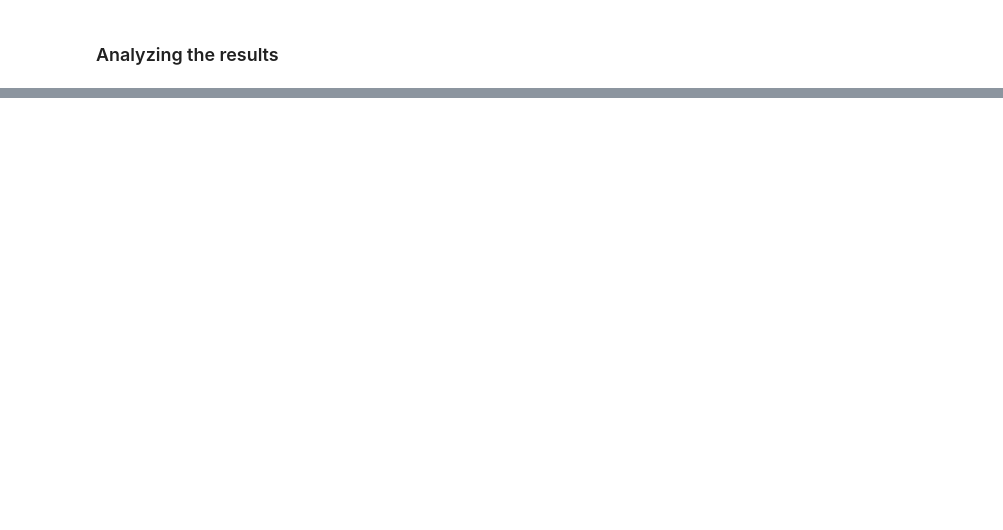
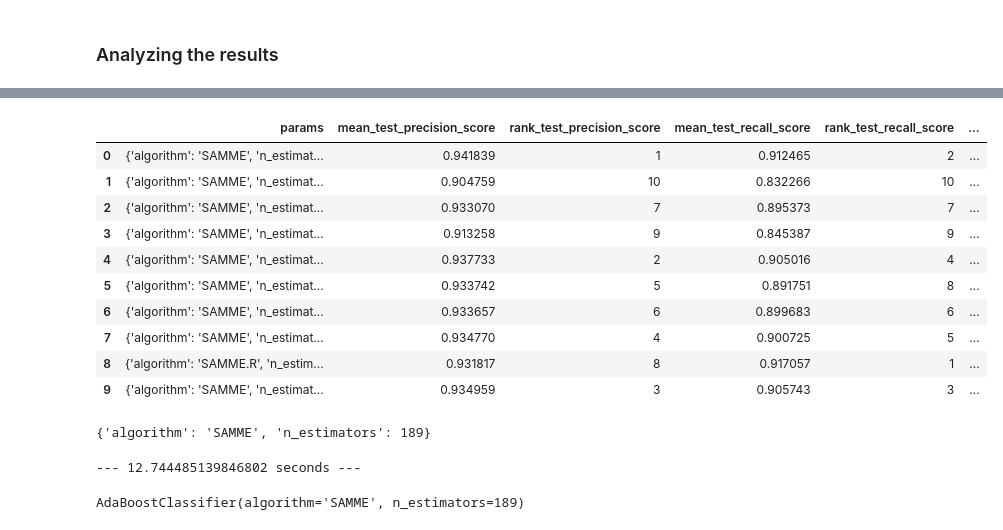
Before and after one commit to VictorLJay/Customer-Churn-Predictor, a Jupyter notebook: your-project/ML Modeling.ipynb, the cells around one changed output, grey strips where cells are left out. Cells and saved outputs as stored; diff of their text form; code cells hidden in the pictures; blank space fills up the shorter version.

```diff
--- a/your-project/ML Modeling.ipynb
+++ b/your-project/ML Modeling.ipynb
@@ -511,0 +873,49 @@ top_3_models_comparision = pd.DataFrame({"model":best_models,
+# %%
+adaboost_results_30 = pd.DataFrame(adaboost_search_30.cv_results_)
+
+adaboost_results_30 = adaboost_results_30[["params", "mean_test_precision_score", "rank_test_precision_score",
+                                           "mean_test_recall_score", "rank_test_recall_score",
+                                           "mean_test_f1_score", "rank_test_f1_score"]]
+
+adaboost_results_30
+# %% [output]
+|  | params | mean_test_precision_score | rank_test_precision_score | mean_test_recall_score | rank_test_recall_score | ... |
+| 0 | {'algorithm': 'SAMME', 'n_estimat... | 0.941839 | 1 | 0.912465 | 2 | ... |
+| 1 | {'algorithm': 'SAMME', 'n_estimat... | 0.904759 | 10 | 0.832266 | 10 | ... |
+| 2 | {'algorithm': 'SAMME', 'n_estimat... | 0.933070 | 7 | 0.895373 | 7 | ... |
+| 3 | {'algorithm': 'SAMME', 'n_estimat... | 0.913258 | 9 | 0.845387 | 9 | ... |
+| 4 | {'algorithm': 'SAMME', 'n_estimat... | 0.937733 | 2 | 0.905016 | 4 | ... |
+| 5 | {'algorithm': 'SAMME', 'n_estimat... | 0.933742 | 5 | 0.891751 | 8 | ... |
+| 6 | {'algorithm': 'SAMME', 'n_estimat... | 0.933657 | 6 | 0.899683 | 6 | ... |
+| 7 | {'algorithm': 'SAMME', 'n_estimat... | 0.934770 | 4 | 0.900725 | 5 | ... |
+| 8 | {'algorithm': 'SAMME.R', 'n_estim... | 0.931817 | 8 | 0.917057 | 1 | ... |
+| 9 | {'algorithm': 'SAMME', 'n_estimat... | 0.934959 | 3 | 0.905743 | 3 | ... |
+# %%
+adaboost_results_30["params"][0]
+# %% [output]
+{'algorithm': 'SAMME', 'n_estimators': 189}
+# %%
+start_time = time.time()
+
+adaboost_params_30 = {"algorithm":["SAMME"],
+                      "n_estimators":[189]
+                     }
+
+scorers = {"precision_score": make_scorer(precision_score, average="macro"),
+           "recall_score": make_scorer(recall_score, average="macro"),
+           "f1_score": make_scorer(f1_score, average="macro")
+          }
+
+best_adaboost_search_30 = GridSearchCV(adaboost,
+                                       adaboost_params_30,
+                                       n_jobs=-1,
+                                       cv=50,
+                                       scoring=scorers,
+                                       refit=False
+                                      )
+
+best_adaboost_search_30.fit(X_train_scaled_30, y_train_30)
+
+print("--- %s seconds ---" % (time.time() - start_time))
+# %% [output]
+--- 12.744485139846802 seconds ---
@@ -511,0 +924,4 @@ top_3_models_comparision = pd.DataFrame({"model":best_models,
+# %%
+best_adaboost_30.fit(X_train_scaled_30, y_train_30)
+# %% [output]
+AdaBoostClassifier(algorithm='SAMME', n_estimators=189)
```
Also changed, not shown: parts of 66 cells of this notebook.
